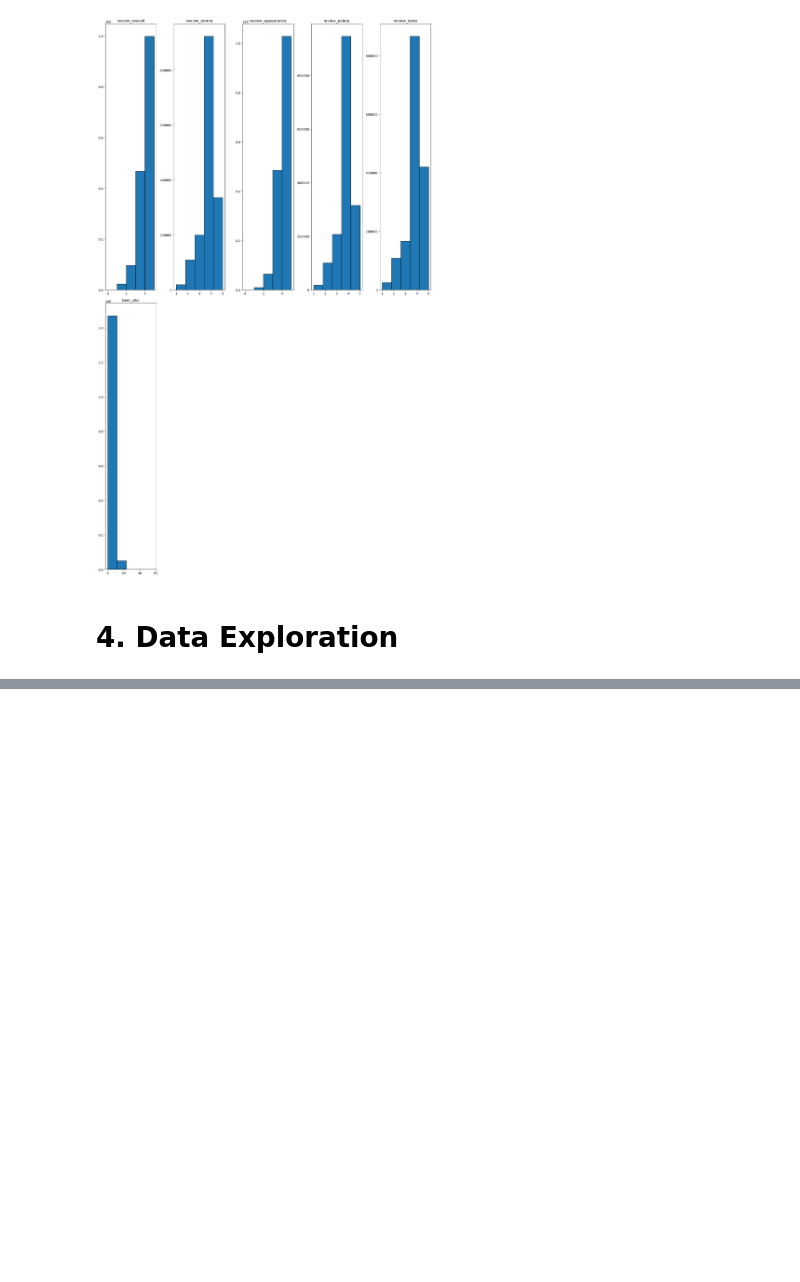
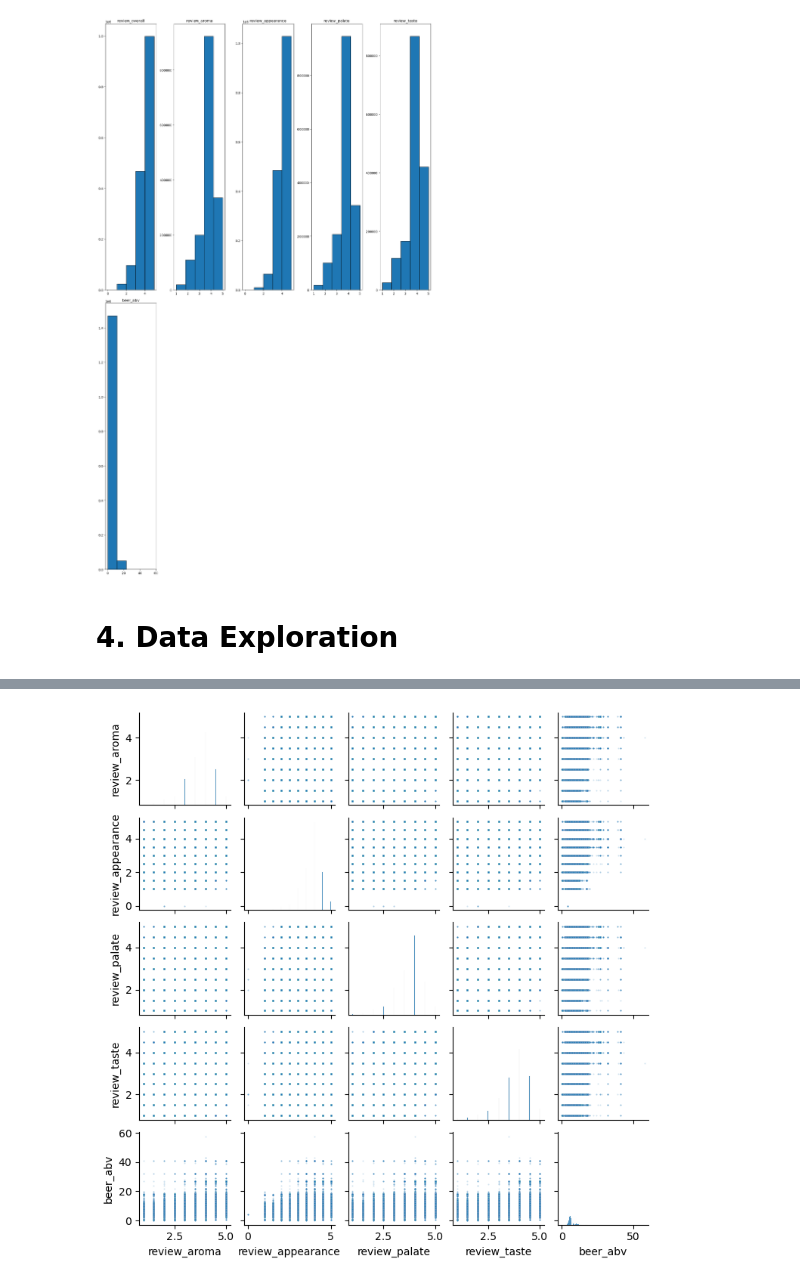
Before and after one commit to aprilgum/beer-type-prediction, a Jupyter notebook: notebooks/nommesen_april-beer-eda.ipynb, the cells around one changed output, grey strips where cells are left out. Drawn from its saved outputs; the diff is of its cells as text; code cells hidden in the pictures; blank space fills up the shorter version.

```diff
--- a/notebooks/nommesen_april-beer-eda.ipynb
+++ b/notebooks/nommesen_april-beer-eda.ipynb
@@ -103,0 +111,12 @@ plt.tight_layout();
+# %%
+df_temp = df_raw_beer.copy()
+df_temp.drop(['brewery_id',
+                 'review_profilename',
+                 'review_time',
+                 'beer_name',
+                 'beer_beerid',
+                 'review_overall',
+                  'brewery_name',
+                  'beer_style'
+                ], axis=1, inplace=True)
+df_temp.head()
@@ -104,9 +130,9 @@ plt.tight_layout();
 # %%
-df_temp = df_raw_beer.drop(columns=['Id', 'TARGET_5Yrs'], axis=1)
-
 sns.pairplot(df_temp,
              height=1.5,
              plot_kws={"s":2, "alpha":0.2}
             );
+# %% [output]
+[figure, added]
 # %%
 # df_raw_beer['beer_style'].value_counts()
```
Also changed, not shown: parts of 5 cells of this notebook, 1 other file.
